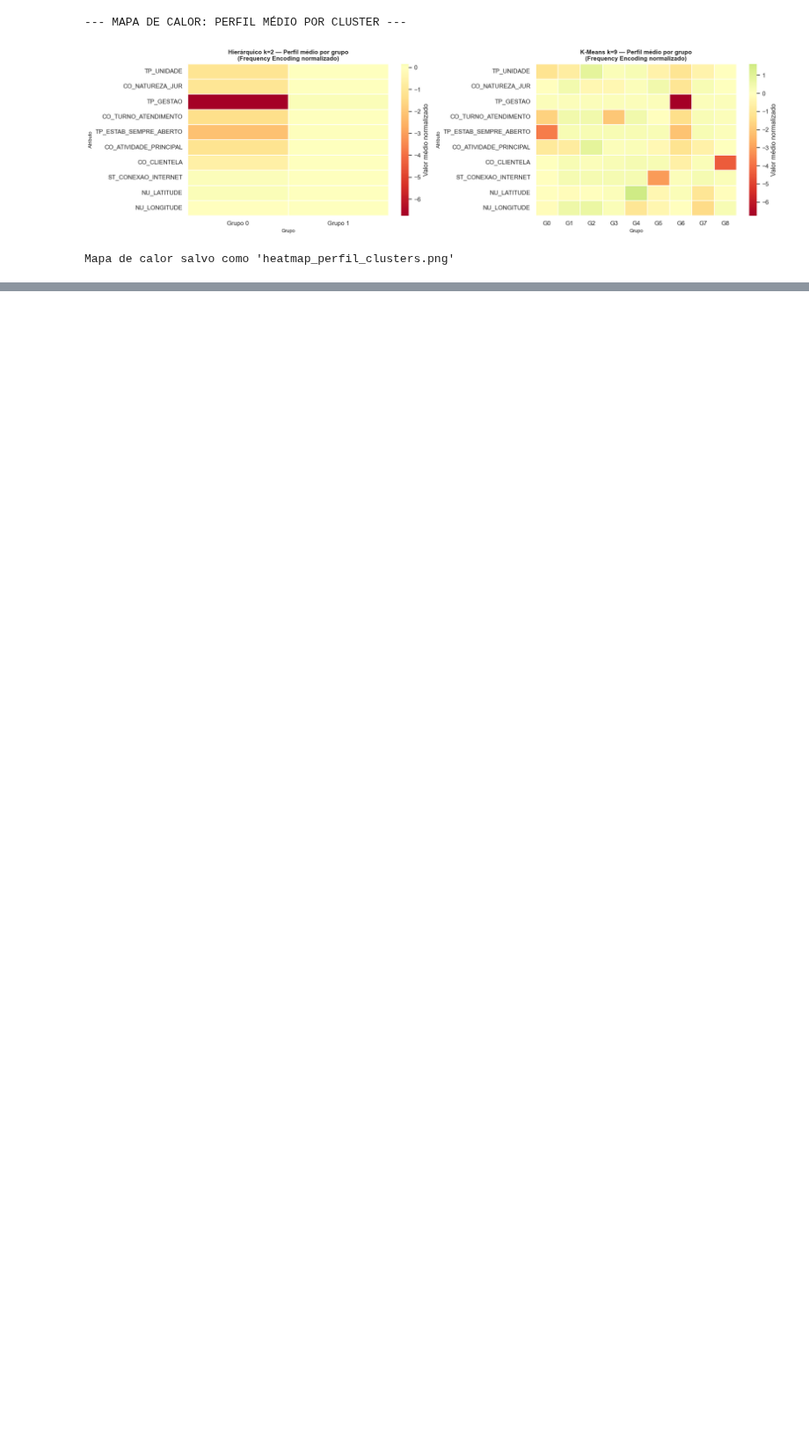
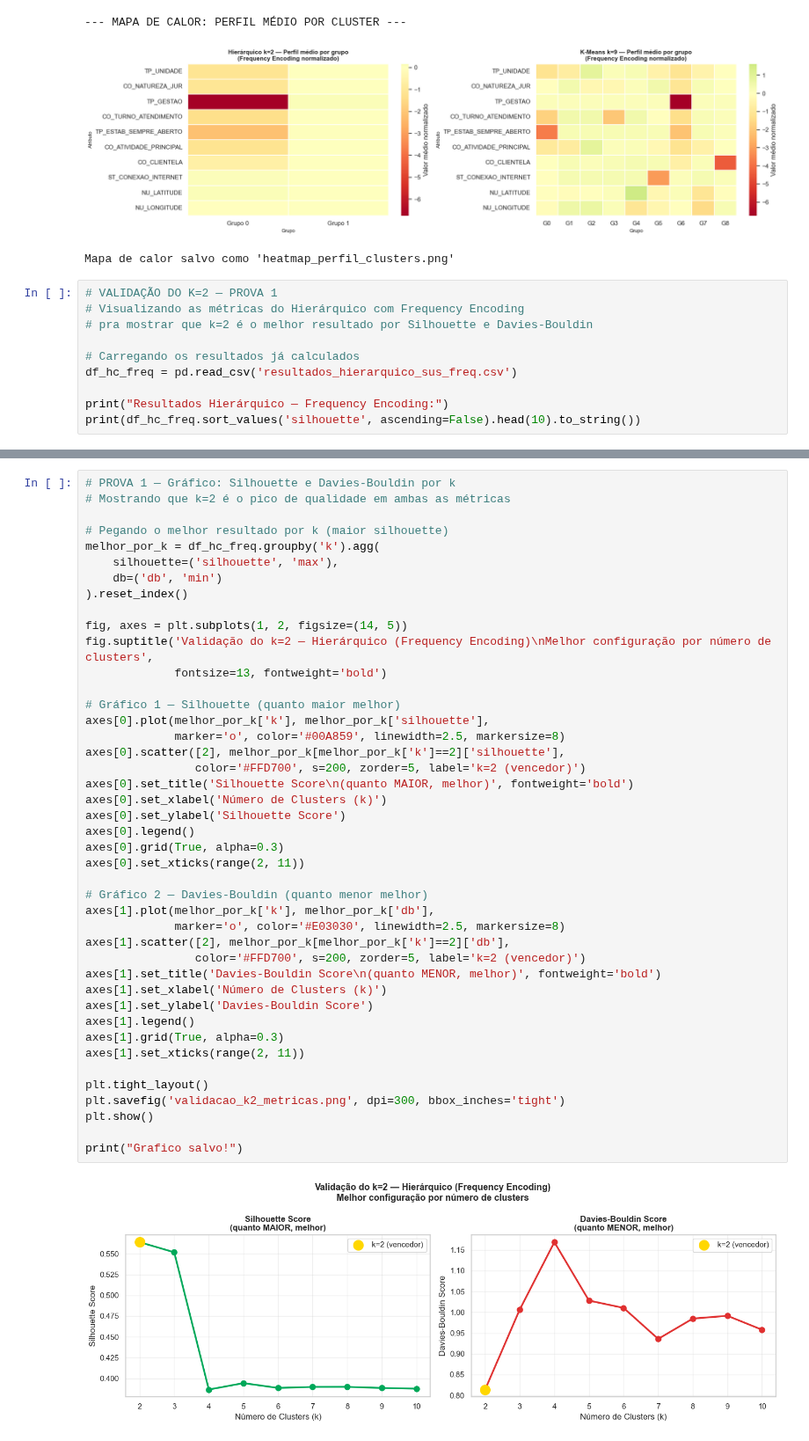
Before and after one commit to fabriciogmaraes/clusterizacao-sus-rn, a Jupyter notebook: estabelecimentos_sus.ipynb, the cells around one changed output, grey strips where cells are left out. Shown at 88% size. Saved outputs shown, nothing was run; the diff lists cells and outputs as text; blank space fills up the shorter version.

Commit message:
feat: update validação final.

```diff
--- a/estabelecimentos_sus.ipynb
+++ b/estabelecimentos_sus.ipynb
@@ -1282,3 +1282,13 @@ print("Mapa de calor salvo como 'heatmap_perfil_clusters.png'")
 --- MAPA DE CALOR: PERFIL MÉDIO POR CLUSTER ---
 [figure]
 Mapa de calor salvo como 'heatmap_perfil_clusters.png'
+# %%
+# VALIDAÇÃO DO K=2 — PROVA 1
+# Visualizando as métricas do Hierárquico com Frequency Encoding
+# pra mostrar que k=2 é o melhor resultado por Silhouette e Davies-Bouldin
+
+# Carregando os resultados já calculados
+df_hc_freq = pd.read_csv('resultados_hierarquico_sus_freq.csv')
+
+print("Resultados Hierárquico — Frequency Encoding:")
+print(df_hc_freq.sort_values('silhouette', ascending=False).head(10).to_string())
@@ -1284,0 +1308,45 @@ Mapa de calor salvo como 'heatmap_perfil_clusters.png'
+# %%
+# PROVA 1 — Gráfico: Silhouette e Davies-Bouldin por k
+# Mostrando que k=2 é o pico de qualidade em ambas as métricas
+
+# Pegando o melhor resultado por k (maior silhouette)
+melhor_por_k = df_hc_freq.groupby('k').agg(
+    silhouette=('silhouette', 'max'),
+    db=('db', 'min')
+).reset_index()
+
+fig, axes = plt.subplots(1, 2, figsize=(14, 5))
+fig.suptitle('Validação do k=2 — Hierárquico (Frequency Encoding)\nMelhor configuração por número de clusters',
+             fontsize=13, fontweight='bold')
+
+# Gráfico 1 — Silhouette (quanto maior melhor)
+axes[0].plot(melhor_por_k['k'], melhor_por_k['silhouette'],
+             marker='o', color='#00A859', linewidth=2.5, markersize=8)
+axes[0].scatter([2], melhor_por_k[melhor_por_k['k']==2]['silhouette'],
+                color='#FFD700', s=200, zorder=5, label='k=2 (vencedor)')
+axes[0].set_title('Silhouette Score\n(quanto MAIOR, melhor)', fontweight='bold')
+axes[0].set_xlabel('Número de Clusters (k)')
+axes[0].set_ylabel('Silhouette Score')
+axes[0].legend()
+axes[0].grid(True, alpha=0.3)
+axes[0].set_xticks(range(2, 11))
+
+# Gráfico 2 — Davies-Bouldin (quanto menor melhor)
+axes[1].plot(melhor_por_k['k'], melhor_por_k['db'],
+             marker='o', color='#E03030', linewidth=2.5, markersize=8)
+axes[1].scatter([2], melhor_por_k[melhor_por_k['k']==2]['db'],
+                color='#FFD700', s=200, zorder=5, label='k=2 (vencedor)')
+axes[1].set_title('Davies-Bouldin Score\n(quanto MENOR, melhor)', fontweight='bold')
+axes[1].set_xlabel('Número de Clusters (k)')
+axes[1].set_ylabel('Davies-Bouldin Score')
+axes[1].legend()
+axes[1].grid(True, alpha=0.3)
+axes[1].set_xticks(range(2, 11))
+
+plt.tight_layout()
+plt.savefig('validacao_k2_metricas.png', dpi=300, bbox_inches='tight')
+plt.show()
+
+print("Grafico salvo!")
+# %% [output]
+[figure, added]
```
Also changed, not shown: parts of 4 cells of this notebook, 2 other files.
